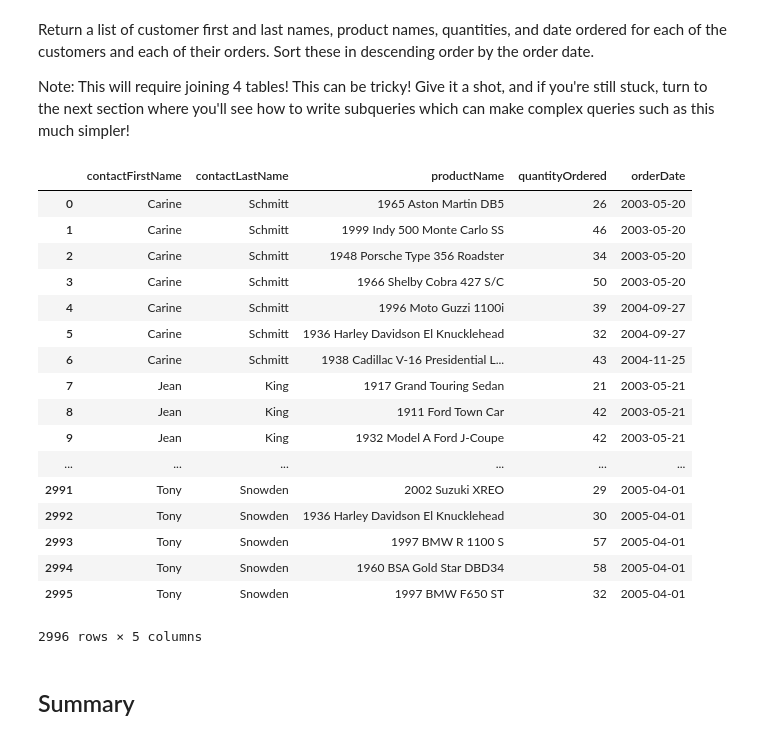
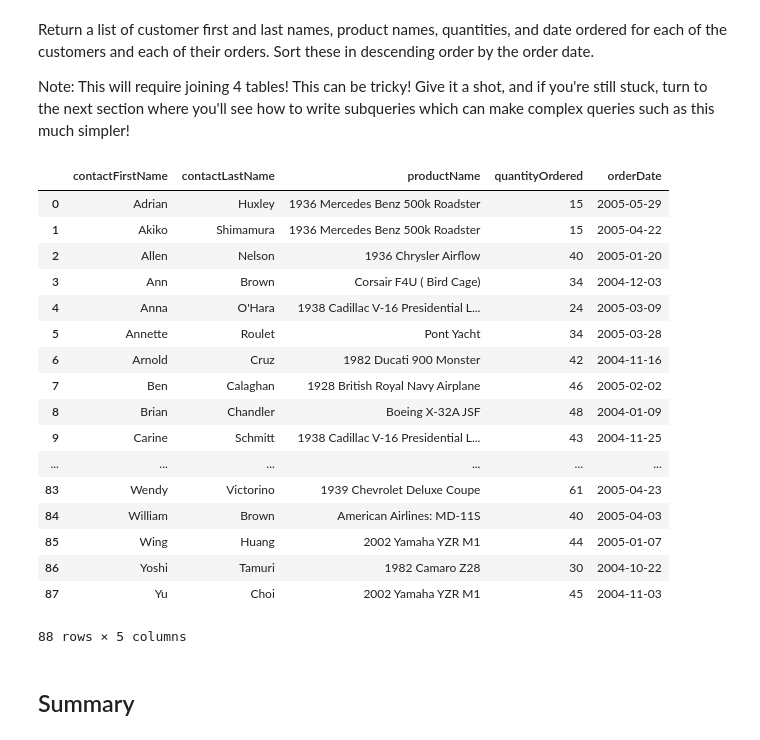
Before and after one commit to pauly51994/dsc-one-to-many-and-many-to-many-joins-lab-nyc-ds-071519, a Jupyter notebook: index.ipynb, the cells around one changed output. Saved outputs shown, nothing was run; the diff lists cells and outputs as text; code cells hidden in the pictures.

```diff
--- a/index.ipynb
+++ b/index.ipynb
@@ -108,38 +108,39 @@ Note: This will require joining 4 tables! This can be tricky! Give it a shot, an
 # %%
 # Your code here
 # need customers, orders, orderdetails, products
 c.execute("""SELECT contactFirstName,
                     contactLastName,
                     productName,
                     quantityOrdered,
                     orderDate
                 FROM customers c
                 LEFT JOIN orders o USING(customerNumber)
                 LEFT JOIN orderdetails od USING(orderNumber)
-                JOIN products p USING(productCode)""")
+                JOIN products p USING(productCode)
+                GROUP BY orderN""")
 
 df = pd.DataFrame(c.fetchall())
 df.columns = [x[0] for x in c.description]
 df
 # %% [output]
 |  | contactFirstName | contactLastName | productName | quantityOrdered | orderDate |
-| 0 | Carine | Schmitt | 1965 Aston Martin DB5 | 26 | 2003-05-20 |
-| 1 | Carine | Schmitt | 1999 Indy 500 Monte Carlo SS | 46 | 2003-05-20 |
-| 2 | Carine | Schmitt | 1948 Porsche Type 356 Roadster | 34 | 2003-05-20 |
-| 3 | Carine | Schmitt | 1966 Shelby Cobra 427 S/C | 50 | 2003-05-20 |
-| 4 | Carine | Schmitt | 1996 Moto Guzzi 1100i | 39 | 2004-09-27 |
-| 5 | Carine | Schmitt | 1936 Harley Davidson El Knucklehead | 32 | 2004-09-27 |
-| 6 | Carine | Schmitt | 1938 Cadillac V-16 Presidential L... | 43 | 2004-11-25 |
-| 7 | Jean | King | 1917 Grand Touring Sedan | 21 | 2003-05-21 |
-| 8 | Jean | King | 1911 Ford Town Car | 42 | 2003-05-21 |
-| 9 | Jean | King | 1932 Model A Ford J-Coupe | 42 | 2003-05-21 |
+| 0 | Adrian | Huxley | 1936 Mercedes Benz 500k Roadster | 15 | 2005-05-29 |
+| 1 | Akiko | Shimamura | 1936 Mercedes Benz 500k Roadster | 15 | 2005-04-22 |
+| 2 | Allen | Nelson | 1936 Chrysler Airflow | 40 | 2005-01-20 |
+| 3 | Ann | Brown | Corsair F4U ( Bird Cage) | 34 | 2004-12-03 |
+| 4 | Anna | O'Hara | 1938 Cadillac V-16 Presidential L... | 24 | 2005-03-09 |
+| 5 | Annette | Roulet | Pont Yacht | 34 | 2005-03-28 |
+| 6 | Arnold | Cruz | 1982 Ducati 900 Monster | 42 | 2004-11-16 |
+| 7 | Ben | Calaghan | 1928 British Royal Navy Airplane | 46 | 2005-02-02 |
+| 8 | Brian | Chandler | Boeing X-32A JSF | 48 | 2004-01-09 |
+| 9 | Carine | Schmitt | 1938 Cadillac V-16 Presidential L... | 43 | 2004-11-25 |
 | ... | ... | ... | ... | ... | ... |
-| 2991 | Tony | Snowden | 2002 Suzuki XREO | 29 | 2005-04-01 |
-| 2992 | Tony | Snowden | 1936 Harley Davidson El Knucklehead | 30 | 2005-04-01 |
-| 2993 | Tony | Snowden | 1997 BMW R 1100 S | 57 | 2005-04-01 |
-| 2994 | Tony | Snowden | 1960 BSA Gold Star DBD34 | 58 | 2005-04-01 |
-| 2995 | Tony | Snowden | 1997 BMW F650 ST | 32 | 2005-04-01 |
+| 83 | Wendy | Victorino | 1939 Chevrolet Deluxe Coupe | 61 | 2005-04-23 |
+| 84 | William | Brown | American Airlines: MD-11S | 40 | 2005-04-03 |
+| 85 | Wing | Huang | 2002 Yamaha YZR M1 | 44 | 2005-01-07 |
+| 86 | Yoshi | Tamuri | 1982 Camaro Z28 | 30 | 2004-10-22 |
+| 87 | Yu | Choi | 2002 Yamaha YZR M1 | 45 | 2004-11-03 |
-2996 rows × 5 columns
+88 rows × 5 columns
 # %% [markdown]
 ## Summary
 # %% [markdown]
```
